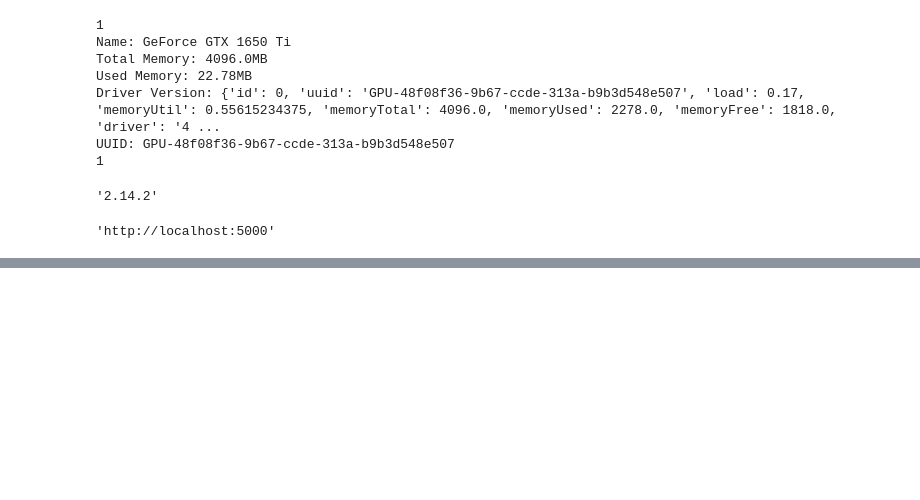
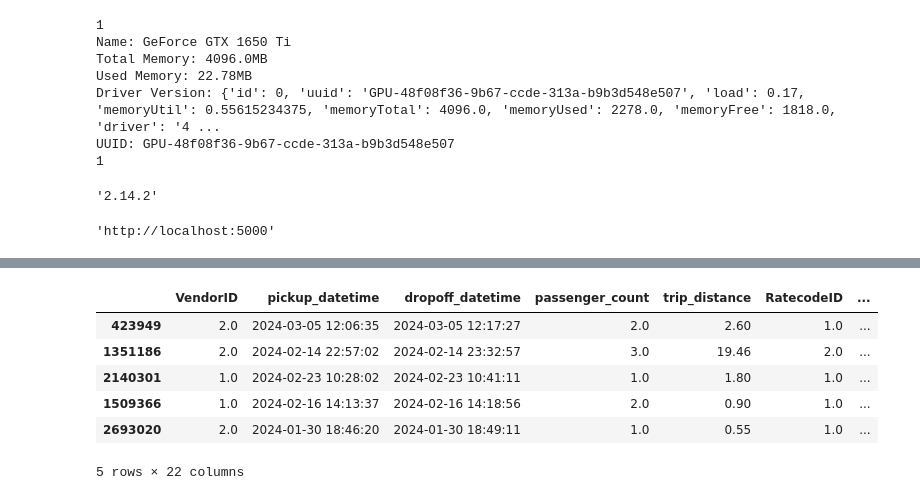
Before and after one commit to SamuelAmihere/TripNYC, a Jupyter notebook: models/ml/trainining.ipynb, the cells around one changed output, grey strips where cells are left out. Cells and saved outputs as stored; diff of their text form; code cells hidden in the pictures; blank space fills up the shorter version.

```diff
--- a/models/ml/trainining.ipynb
+++ b/models/ml/trainining.ipynb
@@ -356,3 +354,29 @@ import os
 eval("os.environ.get('MLFLOW_TRACKING_URI', 'http://localhost:5000')")
 # %% [output]
 'http://localhost:5000'
+# %%
+#Yellow Taxi Data
+import sys
+df_yellow = []
+base = "../../../Data/yellow/{}/yellow_tripdata_{}-{}.csv"
+
+yrs = [(2024, 4), (2023, 6), (2022, 6), (2021, 6), (2020, 6)]
+
+
+for yr, mth in yrs:
+    y2024 = []
+    print(yr)
+    for i in range(1, mth+1):
+
+        df = pd.read_csv(base.format(yr, yr, str(i).zfill(2)))
+        # take 50% of the data
+        df = df.sample(frac=0.5)
+        print(f"\t{yr}-{i}-{df.shape}")
+        print(f"\t\t{list(df.columns)}")
+        y2024.append(df)
+        df = None
+    df_yellow.append(pd.concat(y2024))
+    # clear buffer
+    y2024 = []
+    # clear stdout
+    sys.stdout.flush()
@@ -358,0 +436,10 @@ eval("os.environ.get('MLFLOW_TRACKING_URI', 'http://localhost:5000')")
+# %%
+df.head()
+# %% [output]
+|  | VendorID | pickup_datetime | dropoff_datetime | passenger_count | trip_distance | RatecodeID | ... |
+| 423949 | 2.0 | 2024-03-05 12:06:35 | 2024-03-05 12:17:27 | 2.0 | 2.60 | 1.0 | ... |
+| 1351186 | 2.0 | 2024-02-14 22:57:02 | 2024-02-14 23:32:57 | 3.0 | 19.46 | 2.0 | ... |
+| 2140301 | 1.0 | 2024-02-23 10:28:02 | 2024-02-23 10:41:11 | 1.0 | 1.80 | 1.0 | ... |
+| 1509366 | 1.0 | 2024-02-16 14:13:37 | 2024-02-16 14:18:56 | 2.0 | 0.90 | 1.0 | ... |
+| 2693020 | 2.0 | 2024-01-30 18:46:20 | 2024-01-30 18:49:11 | 1.0 | 0.55 | 1.0 | ... |
+5 rows × 22 columns
```
Also changed, not shown: parts of 13 cells of this notebook, 7 other files.
